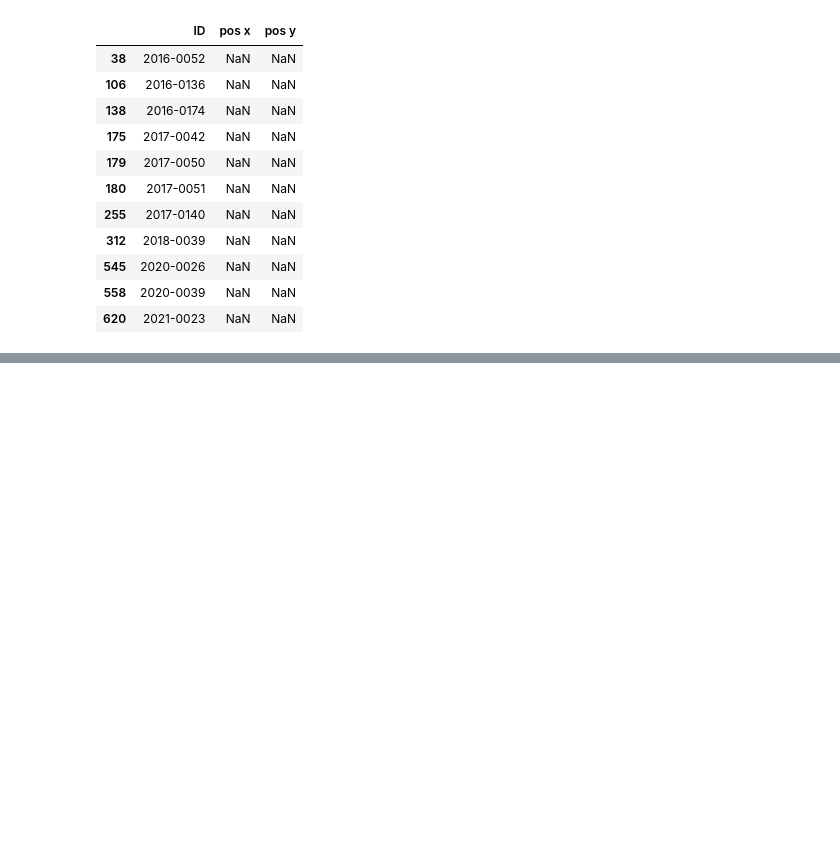
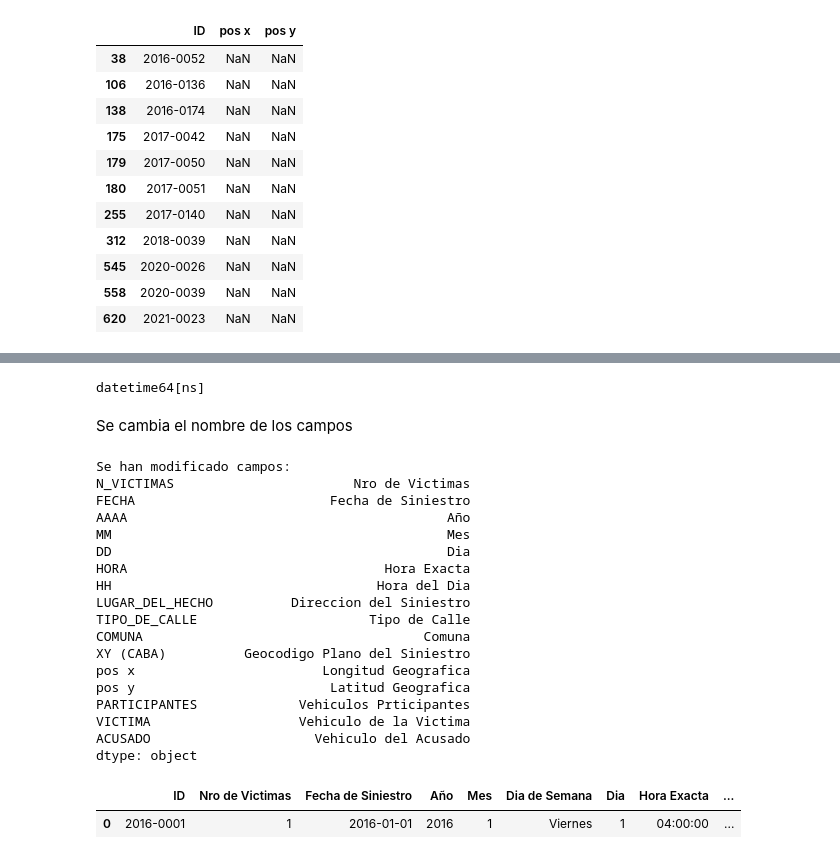
Before and after one commit to pseeker33/Data_Analytics_Siniestros_Viales_en_Ciudad_de_Buenos_Aires, a Jupyter notebook: notebooks/data_preparation.ipynb, the cells around one changed output, grey strips where cells are left out. Saved outputs shown, nothing was run; the diff lists cells and outputs as text; code cells hidden in the pictures; blank space fills up the shorter version.

```diff
--- a/fases/1. data_cleaning.ipynb
+++ b/notebooks/data_preparation.ipynb
@@ -564,0 +546,40 @@ df_homicidios_hechos.head(2)
+# %%
+print(df_homicidios_hechos['FECHA'].dtype)
+# %% [output]
+datetime64[ns]
+# %% [markdown]
+Se cambia el nombre de los campos
+# %%
+# Setea los nombres de campos a cambiar
+campos_a_cambiar = {'N_VICTIMAS': 'Nro de Victimas', 'FECHA': 'Fecha de Siniestro', 'AAAA': 'Año', 'MM': 'Mes', 'DD': 'Dia', 'HORA': 'Hora Exacta', 'HH': 'Hora del Dia', 'LUGAR_DEL_HECHO': 'Direccion del Siniestro', 'TIPO_DE_CALLE': 'Tipo de Calle', 'COMUNA': 'Comuna', 'XY (CABA)': 'Geocodigo Plano del Siniestro', 'pos x': 'Longitud Geografica', 'pos y': 'Latitud Geografica', 'PARTICIPANTES': 'Vehiculos Prticipantes', 'VICTIMA': 'Vehiculo de la Victima', 'ACUSADO': 'Vehiculo del Acusado'}
+
+# Cambia los nombres de las columnas'
+df_homicidios_hechos.rename(columns = campos_a_cambiar, inplace=True)
+
+# Muestra una lista des cambios
+print('Se han modificado campos: ')
+print(pd.Series(campos_a_cambiar).T)
+
+# Mostrar el DataFrame con los nombres de columnas cambiados
+df_homicidios_hechos.head(1)
+# %% [output]
+Se han modificado campos:
+N_VICTIMAS                       Nro de Victimas
+FECHA                         Fecha de Siniestro
+AAAA                                         Año
+MM                                           Mes
+DD                                           Dia
+HORA                                 Hora Exacta
+HH                                  Hora del Dia
+LUGAR_DEL_HECHO          Direccion del Siniestro
+TIPO_DE_CALLE                      Tipo de Calle
+COMUNA                                    Comuna
+XY (CABA)          Geocodigo Plano del Siniestro
+pos x                        Longitud Geografica
+pos y                         Latitud Geografica
+PARTICIPANTES             Vehiculos Prticipantes
+VICTIMA                   Vehiculo de la Victima
+ACUSADO                     Vehiculo del Acusado
+dtype: object
+|  | ID | Nro de Victimas | Fecha de Siniestro | Año | Mes | Dia de Semana | Dia | Hora Exacta | ... |
+| 0 | 2016-0001 | 1 | 2016-01-01 | 2016 | 1 | Viernes | 1 | 04:00:00 | ... |
```
Also changed, not shown: parts of 62 cells of this notebook, 5 other files.
